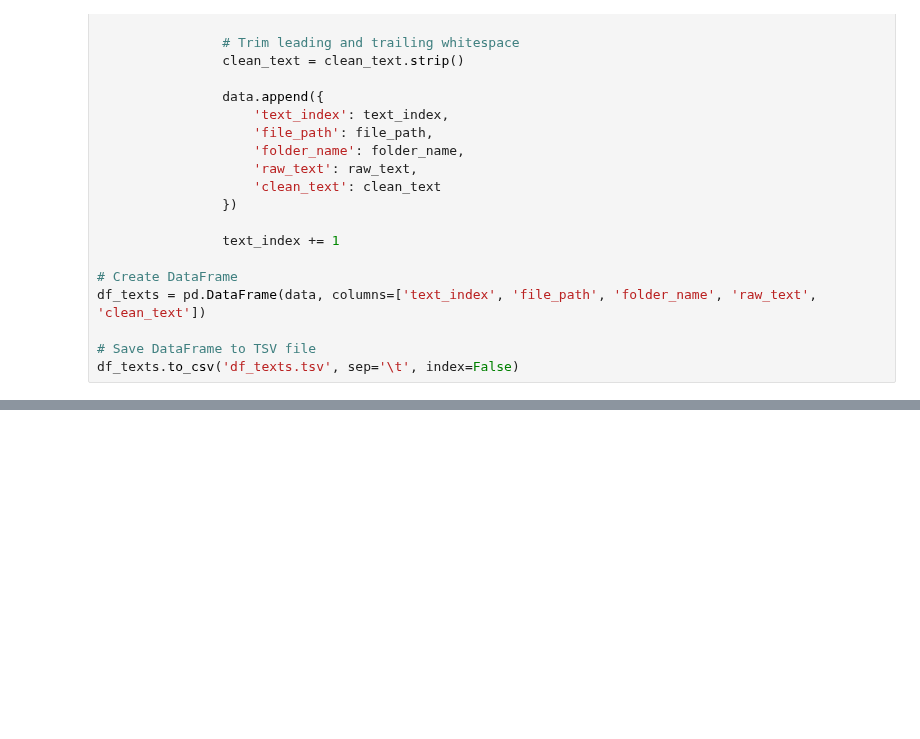
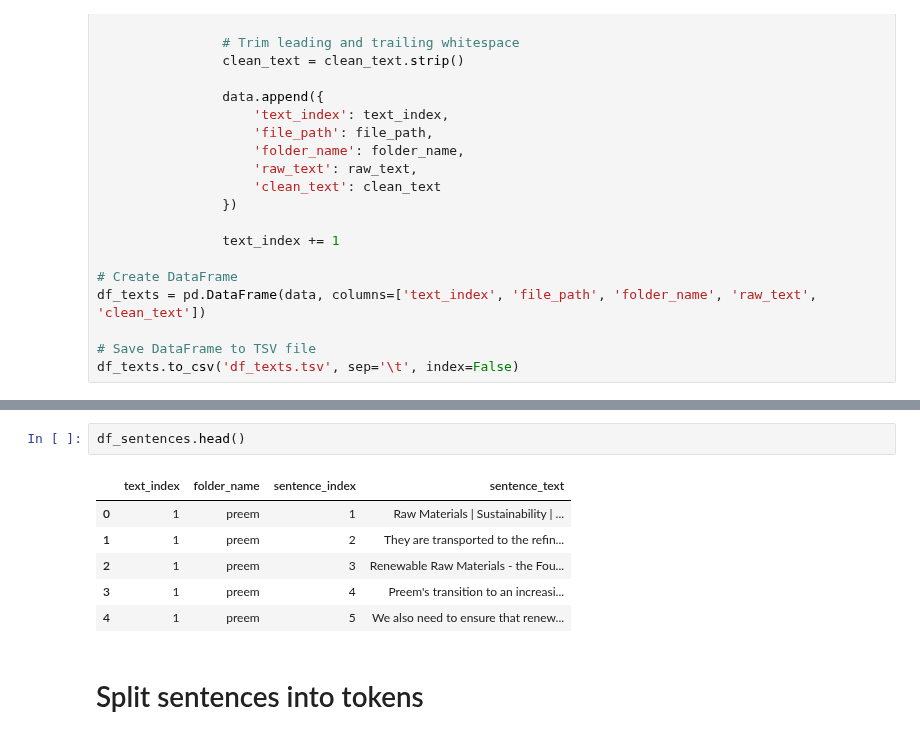
Before and after one commit to cca-cce/osm-cca, a Jupyter notebook: jnb/aicasc/3-1-2-computer-lab.ipynb, the cells around one changed output, grey strips where cells are left out. Drawn from its saved outputs; the diff is of its cells as text; blank space fills up the shorter version.

```diff
--- a/jnb/aicasc/3-1-2-computer-lab.ipynb
+++ b/jnb/aicasc/3-1-2-computer-lab.ipynb
@@ -162,0 +431,11 @@ df_texts.head()
+# %%
+df_sentences.head()
+# %% [output]
+|  | text_index | folder_name | sentence_index | sentence_text |
+| 0 | 1 | preem | 1 | Raw Materials | Sustainability | ... |
+| 1 | 1 | preem | 2 | They are transported to the refin... |
+| 2 | 1 | preem | 3 | Renewable Raw Materials - the Fou... |
+| 3 | 1 | preem | 4 | Preem's transition to an increasi... |
+| 4 | 1 | preem | 5 | We also need to ensure that renew... |
+# %% [markdown]
+# Split sentences into tokens
```
Also changed, not shown: parts of 27 cells of this notebook, 8 other files.
